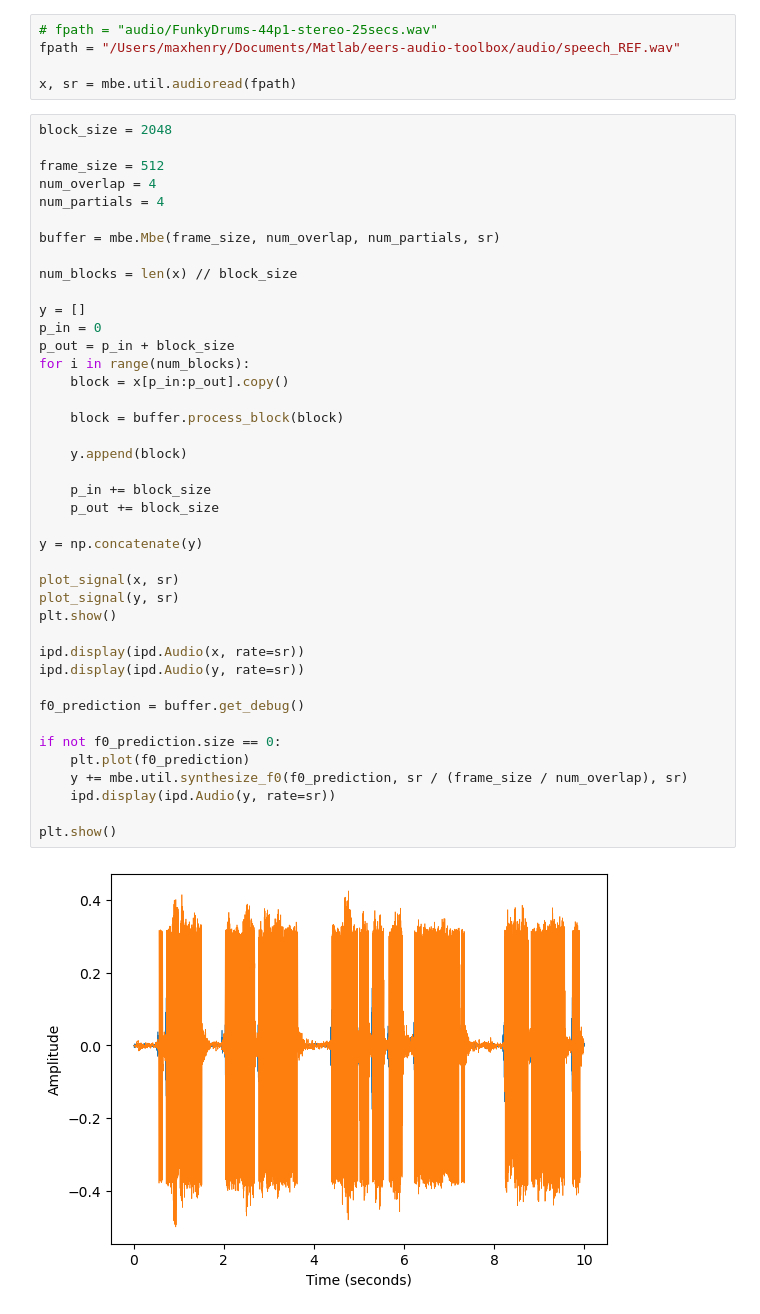
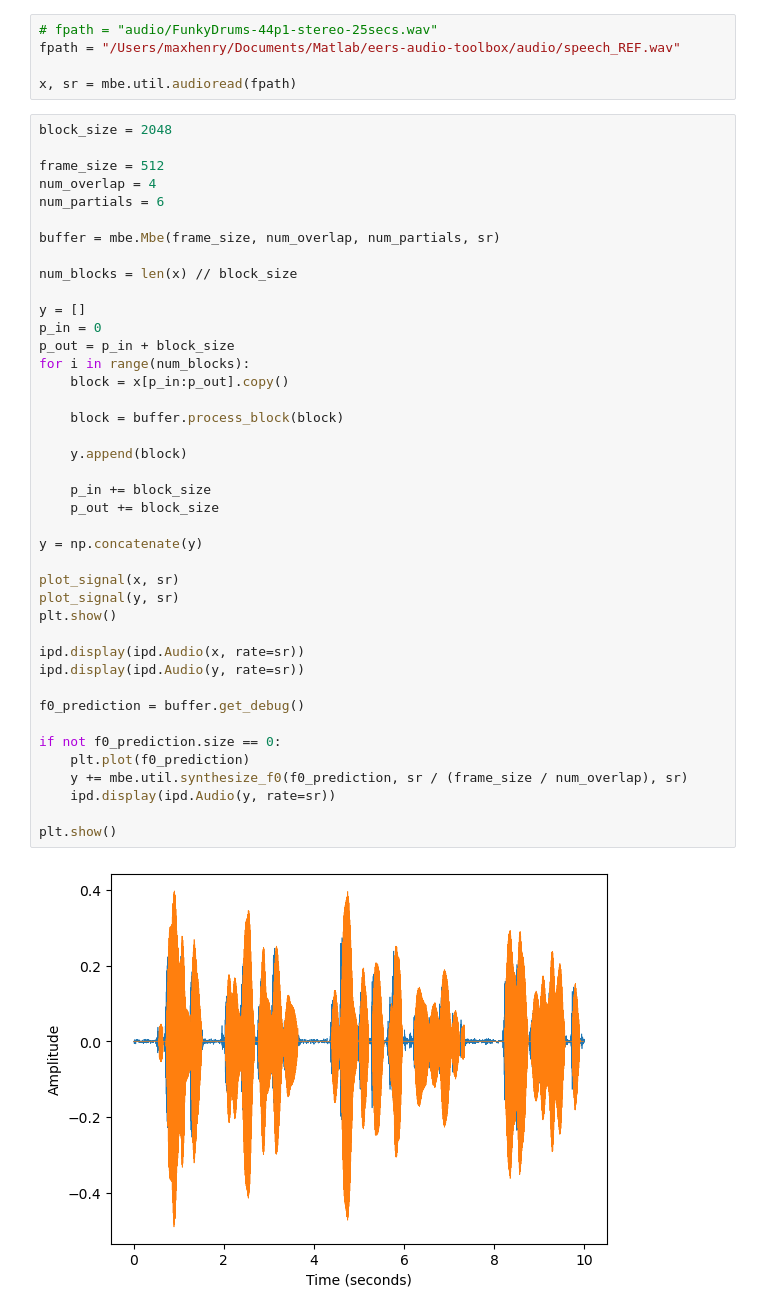
Before and after one commit to maxsolomonhenry/mbe, a Jupyter notebook: main.ipynb, the cells around one changed output. Cells and saved outputs as stored; diff of their text form.

```diff
--- a/main.ipynb
+++ b/main.ipynb
@@ -25,7 +25,7 @@ block_size = 2048
 
 frame_size = 512
 num_overlap = 4
-num_partials = 4
+num_partials = 6
 
 buffer = mbe.Mbe(frame_size, num_overlap, num_partials, sr)
 
@@ -35,33 +35,33 @@ y = []
 p_in = 0
 p_out = p_in + block_size
 for i in range(num_blocks):
     block = x[p_in:p_out].copy()
 
     block = buffer.process_block(block)
 
     y.append(block)
 
     p_in += block_size
     p_out += block_size
 
 y = np.concatenate(y)
 
 plot_signal(x, sr)
 plot_signal(y, sr)
 plt.show()
 
 ipd.display(ipd.Audio(x, rate=sr))
 ipd.display(ipd.Audio(y, rate=sr))
 
 f0_prediction = buffer.get_debug()
 
 if not f0_prediction.size == 0:
     plt.plot(f0_prediction)
     y += mbe.util.synthesize_f0(f0_prediction, sr / (frame_size / num_overlap), sr)
     ipd.display(ipd.Audio(y, rate=sr))
 
 plt.show()
 # %% [output]
-[figure, old version]
+[figure, new version]
 [interactive output not drawn]
 [interactive output not drawn]
```
Also changed, not shown: 2 other files.
